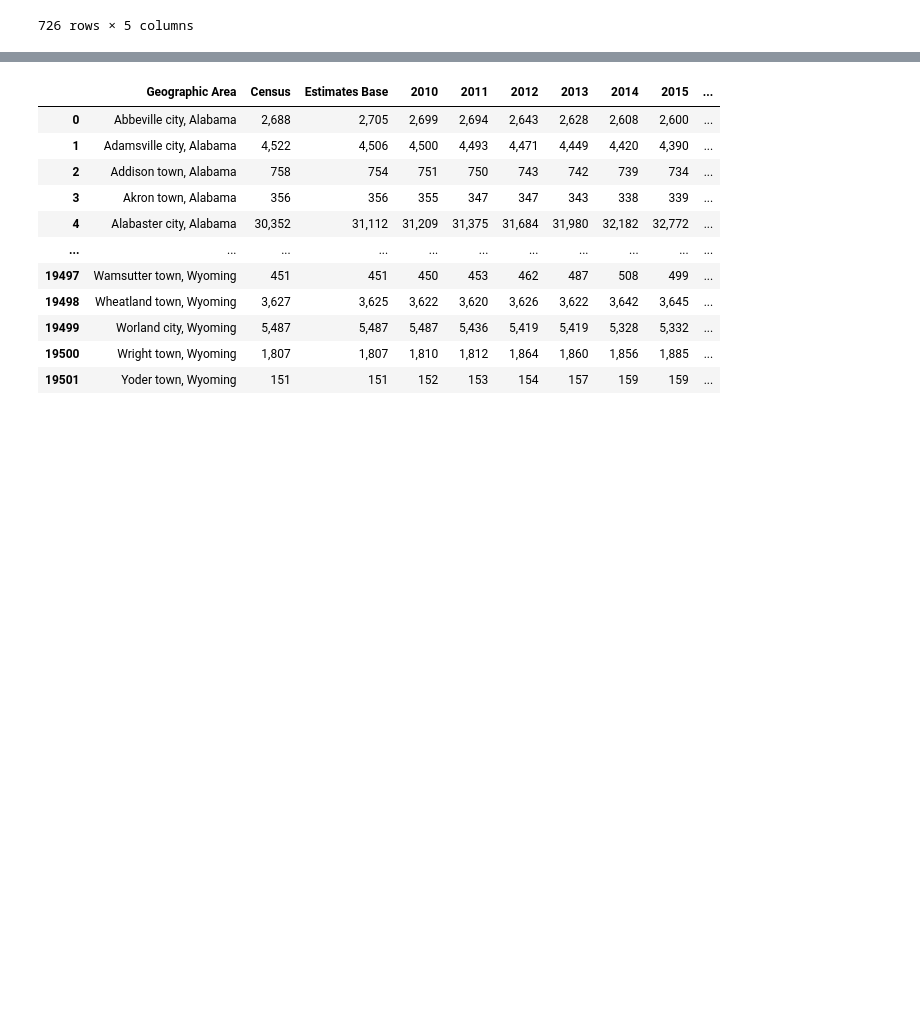
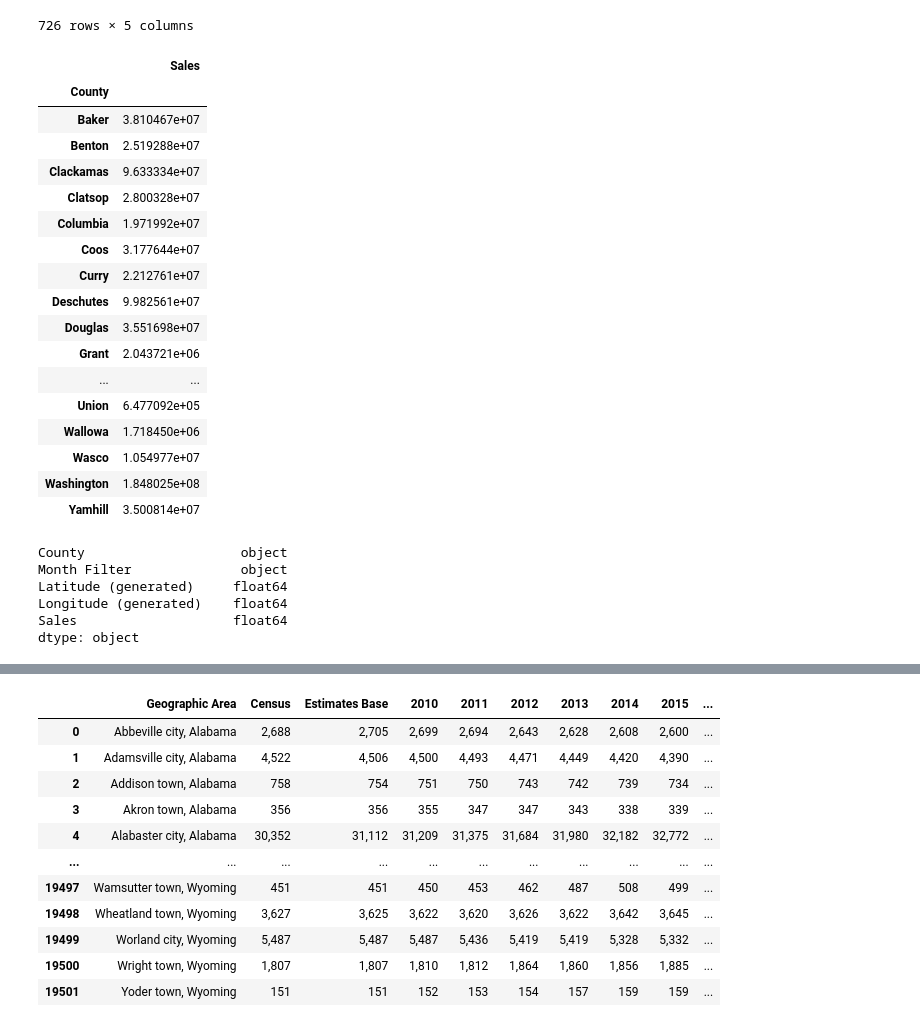
Before and after one commit to theesacker/Cannabis-Opportunity-Analysis, a Jupyter notebook: python/leos_notebook.ipynb, the cells around one changed output, grey strips where cells are left out. Saved outputs shown, nothing was run; the diff lists cells and outputs as text; code cells hidden in the pictures; blank space fills up the shorter version.

```diff
--- a/python/leos_notebook.ipynb
+++ b/python/leos_notebook.ipynb
@@ -27,3 +27,33 @@ county_sales_df
 | 724 | Washington | 12/1/2020 | 45.5492 | -123.1040 | 9481939.83 |
 | 725 | Multnomah | 12/1/2020 | 45.5805 | -122.6646 | 26784330.92 |
 726 rows × 5 columns
+# %%
+county_sales_df["Sales"] = county_sales_df["Sales"].ast
+# %% [output]
+|  | Sales |
+| County |  |
+| Baker | 3.810467e+07 |
+| Benton | 2.519288e+07 |
+| Clackamas | 9.633334e+07 |
+| Clatsop | 2.800328e+07 |
+| Columbia | 1.971992e+07 |
+| Coos | 3.177644e+07 |
+| Curry | 2.212761e+07 |
+| Deschutes | 9.982561e+07 |
+| Douglas | 3.551698e+07 |
+| Grant | 2.043721e+06 |
+| ... | ... |
+| Union | 6.477092e+05 |
+| Wallowa | 1.718450e+06 |
+| Wasco | 1.054977e+07 |
+| Washington | 1.848025e+08 |
+| Yamhill | 3.500814e+07 |
+# %%
+county_sales_df.dtypes
+# %% [output]
+County                    object
+Month Filter              object
+Latitude (generated)     float64
+Longitude (generated)    float64
+Sales                    float64
+dtype: object
```
Also changed, not shown: parts of 6 cells of this notebook.
